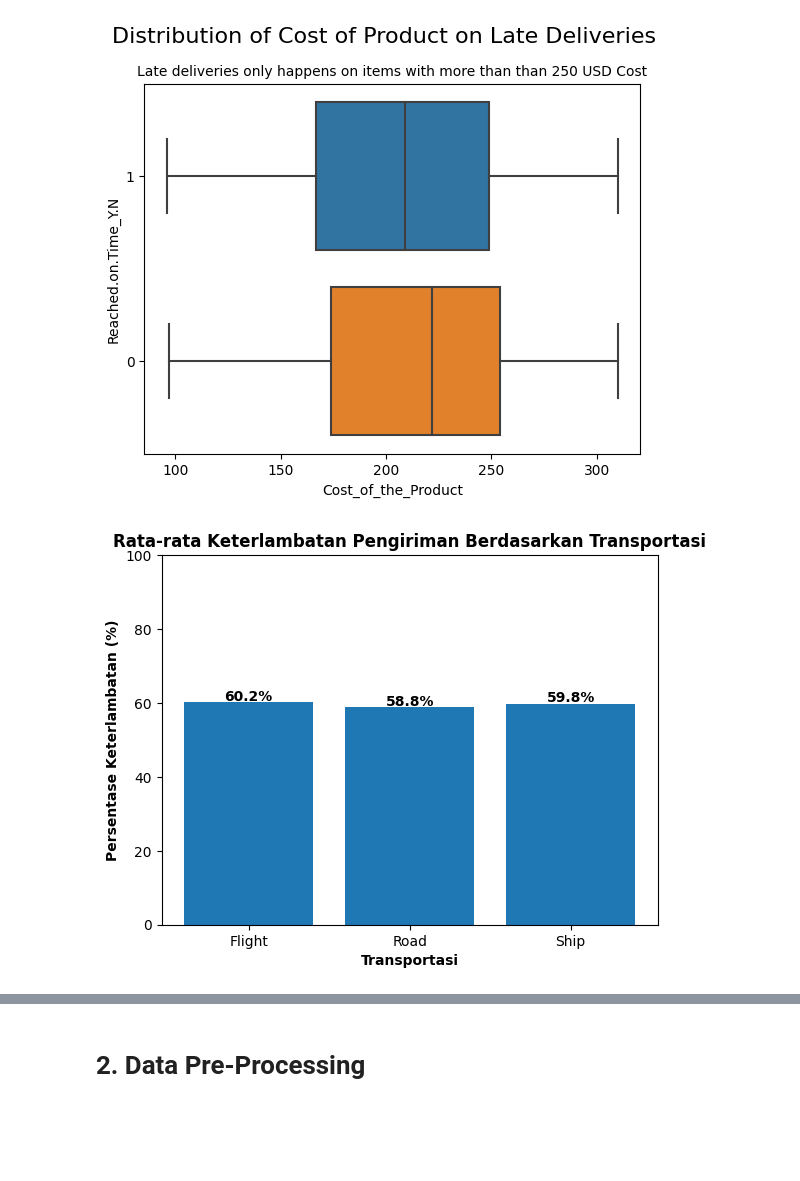
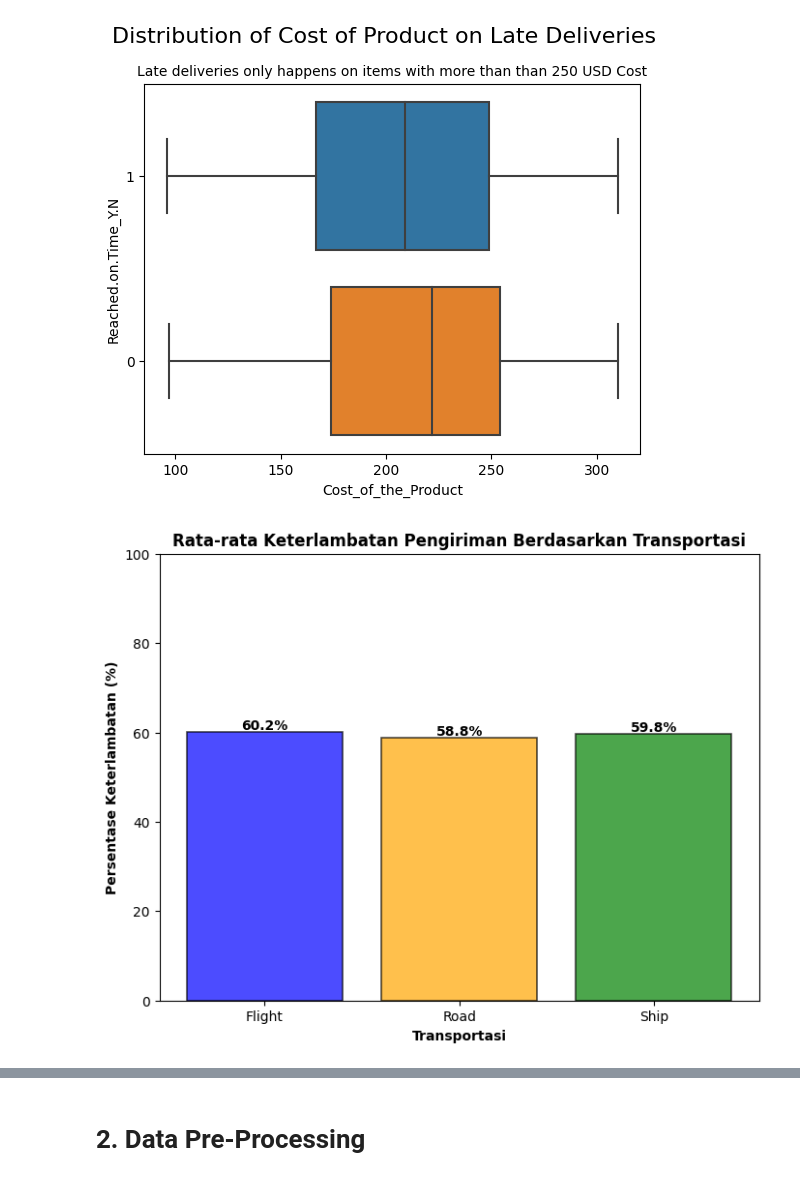
Before and after one commit to mezkymy/ecommerce-ds, a Jupyter notebook: Final_Project_DS_Rakamin_Batch_31_Kelompok_4_(Cobra).ipynb, the cells around one changed output, grey strips where cells are left out. Drawn from its saved outputs; the diff is of its cells as text; code cells hidden in the pictures; blank space fills up the shorter version.

Commit message:
mengubah warna grafik dan menambahkan model boosting

```diff
--- a/Final_Project_DS_Rakamin_Batch_31_Kelompok_4_(Cobra).ipynb
+++ b/Final_Project_DS_Rakamin_Batch_31_Kelompok_4_(Cobra).ipynb
@@ -412,26 +412,32 @@ plt.show()
 # %% [output]
 [figure]
 # %%
-# Calculate late delivery percentage for each mode of transport
+import numpy as np
+import matplotlib.pyplot as plt
+import matplotlib.colors as mcolors
+
+# Hitung late delivery percentage untuk setiap mode of transport
 delay_by_shipment = df.groupby('Mode_of_Shipment')['Reached.on.Time_Y.N'].mean() * 100
 
-# Membuat bar plot
-plt.bar(delay_by_shipment.index, delay_by_shipment.values)
+# Buat bar plot dengan gradient colors dan efek bayangan
+fig, ax = plt.subplots(figsize=(8, 6))
+colors = mcolors.LinearSegmentedColormap.from_list("mycolors", ["blue", "red", "orange", "yellow", "green"])(np.linspace(0, 1, len(delay_by_shipment)))
+ax.bar(delay_by_shipment.index, delay_by_shipment.values, color=colors, edgecolor='black', linewidth=1.2, alpha=0.7)
 
-# Menambahkan label untuk setiap bar
+# Tambahkan label pada setiap bar
 for i, v in enumerate(delay_by_shipment.values):
-    plt.text(i, v+0.5, str(round(v,1)) + '%', ha='center', fontweight='bold')
+    ax.text(i, v+0.5, str(round(v,1)) + '%', ha='center', fontweight='bold')
 
-# Menambahkan label pada sumbu x dan y, serta judul grafik
-plt.title('Rata-rata Keterlambatan Pengiriman Berdasarkan Transportasi', fontweight='bold')
-plt.xlabel('Transportasi', fontweight='bold')
-plt.ylabel('Persentase Keterlambatan (%)', fontweight='bold')
-plt.ylim(0, 100)
+# Tambahkan label pada sumbu x dan y, serta judul grafik
+ax.set_title('Rata-rata Keterlambatan Pengiriman Berdasarkan Transportasi', fontweight='bold')
+ax.set_xlabel('Transportasi', fontweight='bold')
+ax.set_ylabel('Persentase Keterlambatan (%)', fontweight='bold')
+ax.set_ylim(0, 100)
 
-# Menampilkan grafik
+# Tampilkan grafik
 plt.show()
 # %% [output]
-[figure, old version]
+[figure, new version]
 # %% [markdown]
 ### Insight:
 
```
Also changed, not shown: parts of 9 cells of this notebook.
